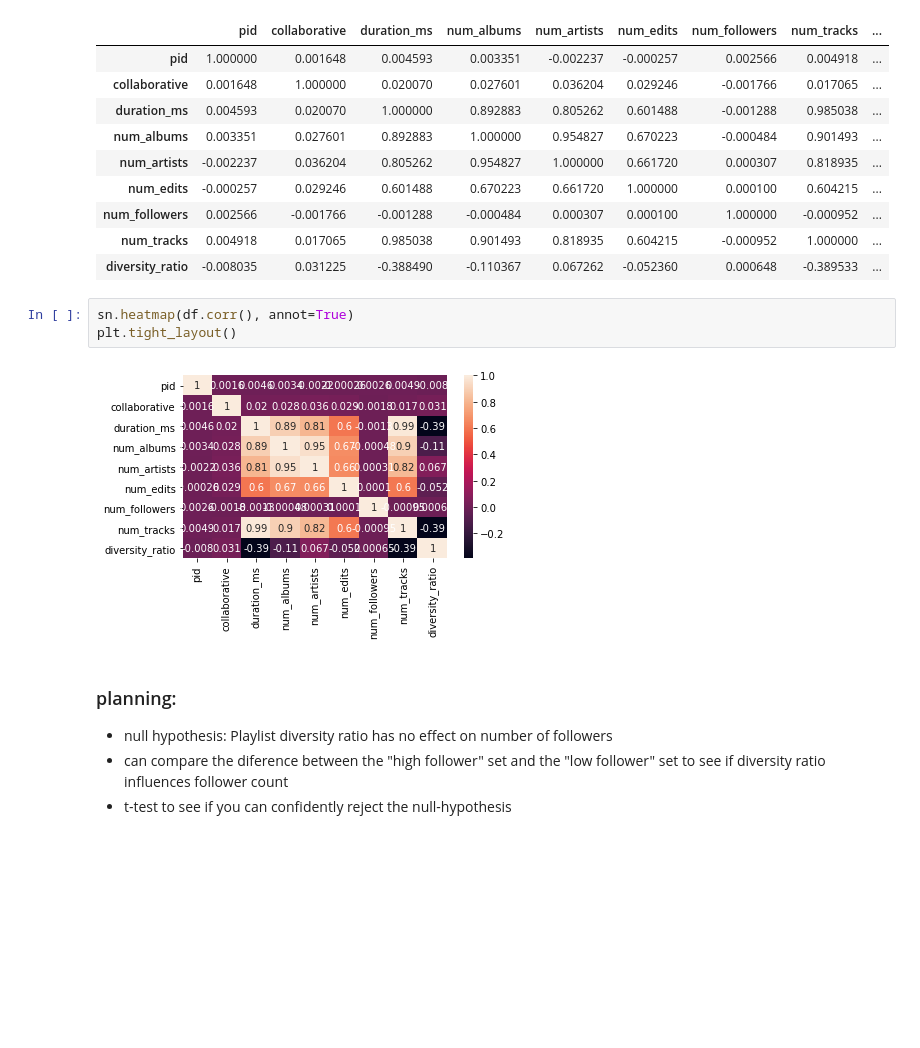
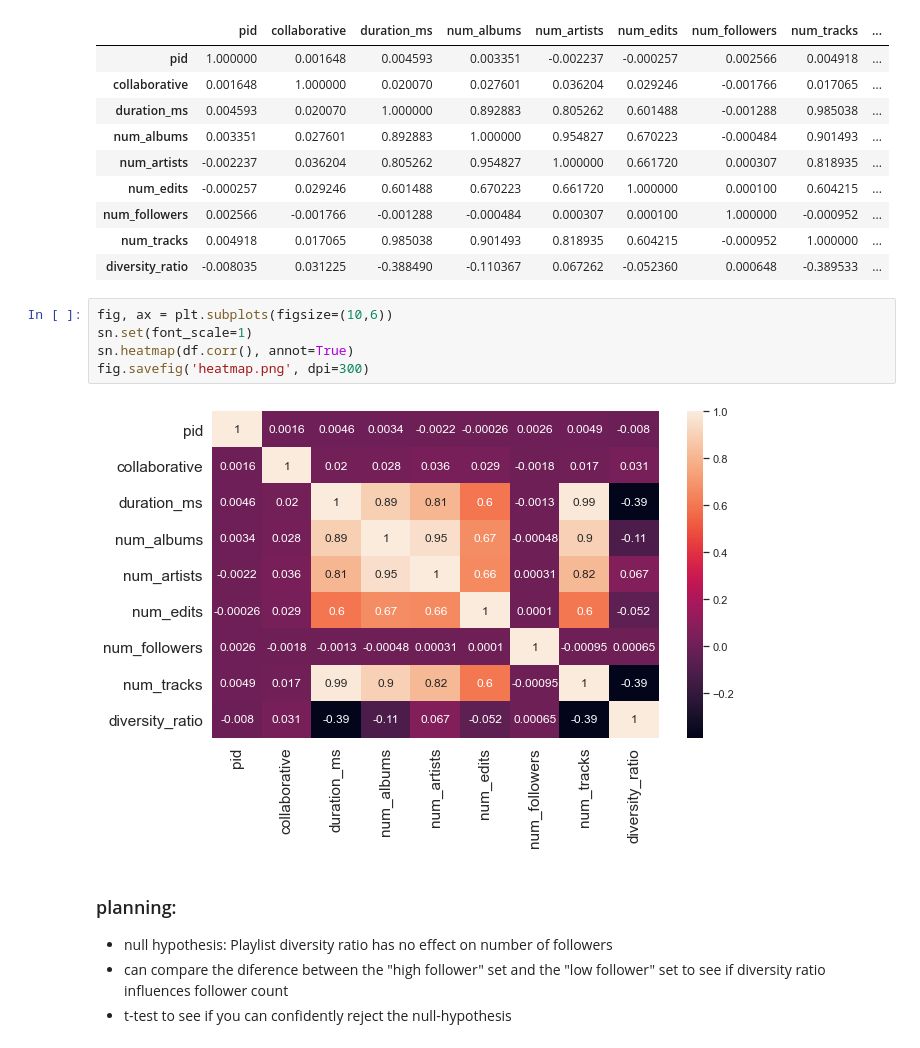
Before and after one commit to chris-stellato/capstone1, a Jupyter notebook: visuals_capstone1_day3.ipynb, the cells around one changed output. Drawn from its saved outputs; the diff is of its cells as text; blank space fills up the shorter version.

```diff
--- a/visuals_capstone1_day3.ipynb
+++ b/visuals_capstone1_day3.ipynb
@@ -43,11 +53,13 @@ df.corr()
 | num_followers | 0.002566 | -0.001766 | -0.001288 | -0.000484 | 0.000307 | 0.000100 | 1.000000 | -0.000952 | ... |
 | num_tracks | 0.004918 | 0.017065 | 0.985038 | 0.901493 | 0.818935 | 0.604215 | -0.000952 | 1.000000 | ... |
 | diversity_ratio | -0.008035 | 0.031225 | -0.388490 | -0.110367 | 0.067262 | -0.052360 | 0.000648 | -0.389533 | ... |
-# %%
-sn.heatmap(df.corr(), annot=True)
-plt.tight_layout()
-# %% [output]
-[figure, removed]
+# %%
+fig, ax = plt.subplots(figsize=(10,6))
+sn.set(font_scale=1)
+sn.heatmap(df.corr(), annot=True)
+fig.savefig('heatmap.png', dpi=300)
+# %% [output]
+[figure, added]
 # %% [markdown]
 ### planning:
 - null hypothesis: Playlist diversity ratio has no effect on number of followers
```
Also changed, not shown: parts of 17 cells of this notebook.
